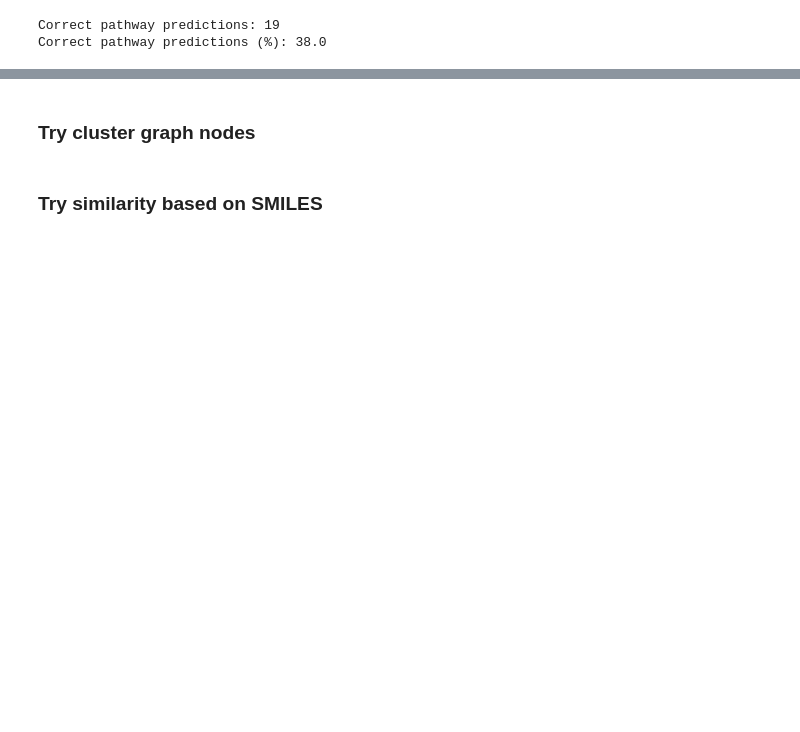
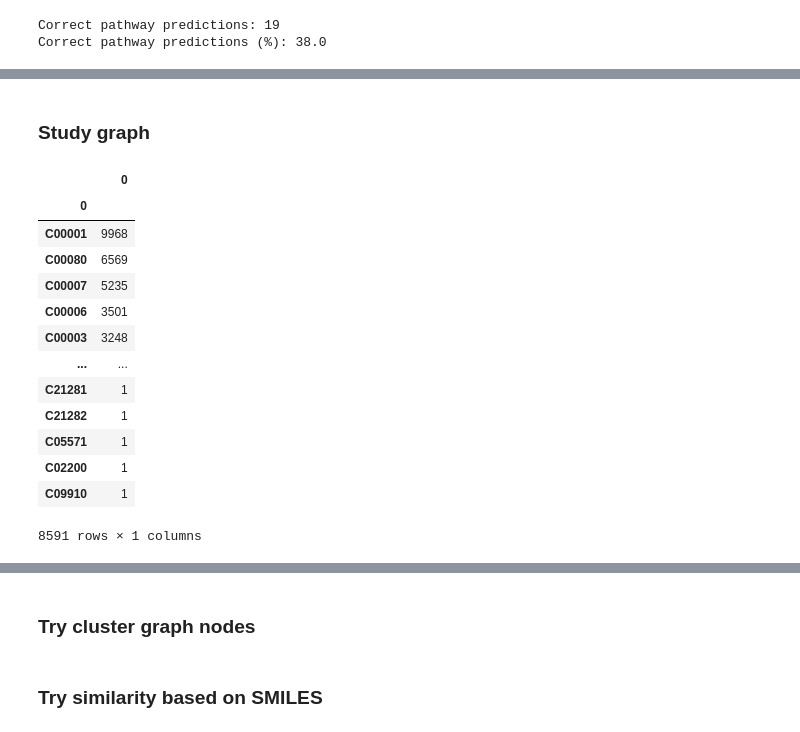
Before and after one commit to costasmexis/pathfinder, a Jupyter notebook: metnet/main.ipynb, the cells around one changed output, grey strips where cells are left out. Cells and saved outputs as stored; diff of their text form; code cells hidden in the pictures; blank space fills up the shorter version.

```diff
--- a/metnet/main.ipynb
+++ b/metnet/main.ipynb
@@ -210,0 +82,19 @@ test_cases
+# %% [markdown]
+### Study graph
+# %%
+graph.num_occurences
+# %% [output]
+|  | 0 |
+| 0 |  |
+| C00001 | 9968 |
+| C00080 | 6569 |
+| C00007 | 5235 |
+| C00006 | 3501 |
+| C00003 | 3248 |
+| ... | ... |
+| C21281 | 1 |
+| C21282 | 1 |
+| C05571 | 1 |
+| C02200 | 1 |
+| C09910 | 1 |
+8591 rows × 1 columns
```
Also changed, not shown: parts of 23 cells of this notebook, 1 other file.
